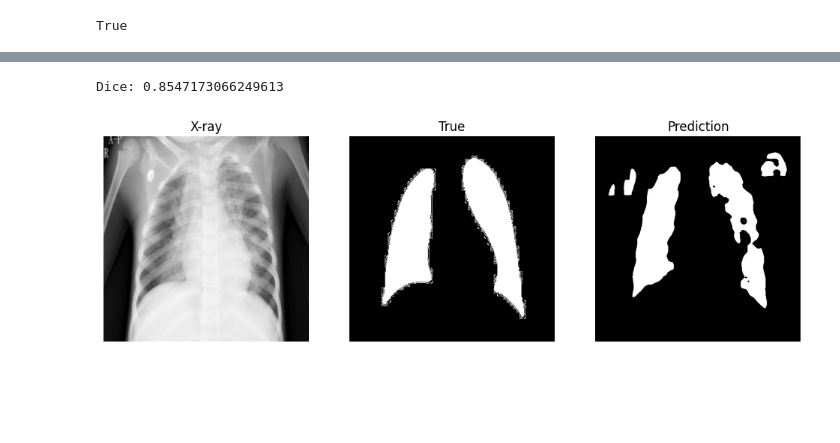
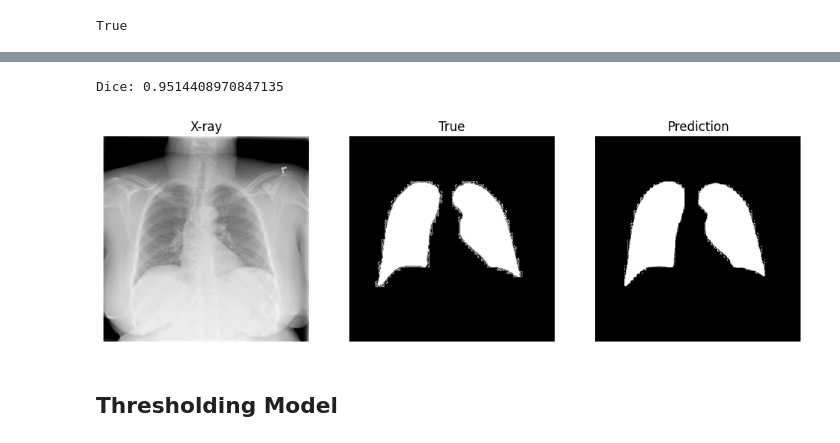
Before and after one commit to RaduTuodr/UNet_LungMask, a Jupyter notebook: u-net-model.ipynb, the cells around one changed output, grey strips where cells are left out. Cells and saved outputs as stored; diff of their text form; code cells hidden in the pictures; blank space fills up the shorter version.

Commit message:
Kaggle Notebook | U-Net Model | Comparison w classical models done

```diff
--- a/u-net-model.ipynb
+++ b/u-net-model.ipynb
@@ -117,7 +117,7 @@ def load_dataset(img_dir, mask_dir, img_limit = 100):
 img_train = '/kaggle/input/lung-mask-image-dataset/ChestXray/train/image/'
 mask_train = '/kaggle/input/lung-mask-image-dataset/ChestXray/train/mask/'
 
-X, y = load_dataset(img_train, mask_train)
+X, y = load_dataset(img_train, mask_train, 800)
 # %%
 print(set(np.unique(y)) <= {0, 1})
 # %% [output]
@@ -149,7 +149,7 @@ unet.compile(
 # %%
 history = unet.fit(
     X, y,
-    epochs=25,
+    epochs=30,
     batch_size=1,     # important for 512×512
     validation_split=0.2,
     callbacks=[
@@ -188,33 +195,37 @@ y_pred = (y_prob > 0.5).astype(np.uint8)
 # %%
 def dice_score(y_true, y_pred, smooth=1):
+    y_true = y_true.astype(np.uint8).flatten()
+    y_pred = y_pred.astype(np.uint8).flatten()
     inter = np.sum(y_true * y_pred)
     return (2*inter + smooth) / (np.sum(y_true) + np.sum(y_pred) + smooth)
 
 dice = np.mean([dice_score(y_val[i], y_pred[i]) for i in range(len(y_val))])
 print("Dice:", dice)
 # %% [output]
-Dice: 0.8547173066249613
+Dice: 0.9514408970847135
 # %%
 import matplotlib.pyplot as plt
 
-i = 5  # pick any index
+i = 6# pick any index
 plt.figure(figsize=(12,4))
 
 plt.subplot(1,3,1)
 plt.title("X-ray")
 plt.imshow(X_val[i].squeeze(), cmap="gray")
 plt.axis("off")
 
 plt.subplot(1,3,2)
 plt.title("True")
 plt.imshow(y_val[i].squeeze(), cmap="gray")
 plt.axis("off")
 
 plt.subplot(1,3,3)
 plt.title("Prediction")
 plt.imshow(y_pred[i].squeeze(), cmap="gray")
 plt.axis("off")
 
 plt.show()
 # %% [output]
-[figure, old version]
+[figure, new version]
+# %% [markdown]
+## Thresholding Model
```
Also changed, not shown: parts of 15 cells of this notebook.
